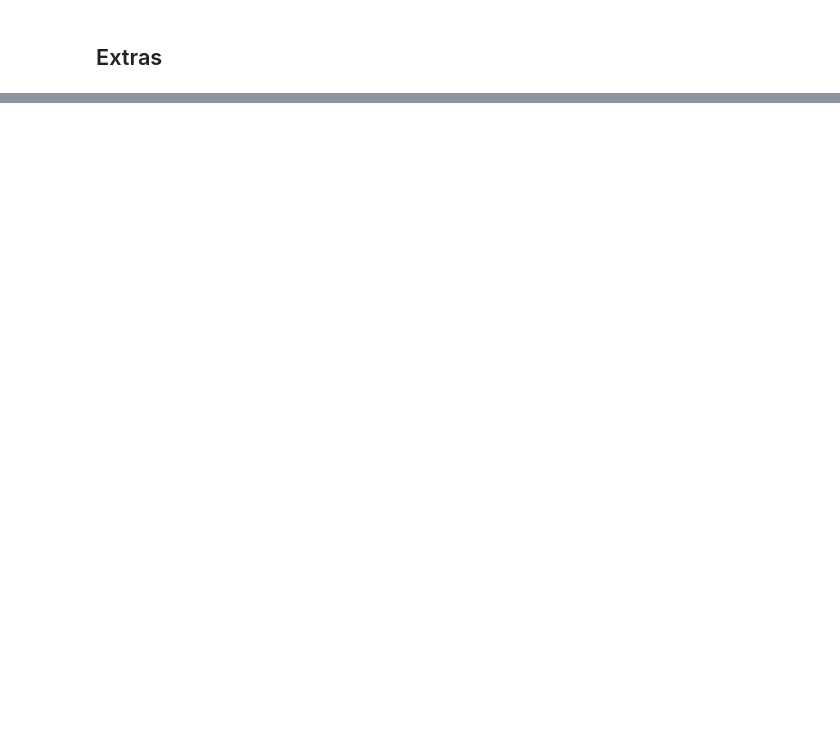
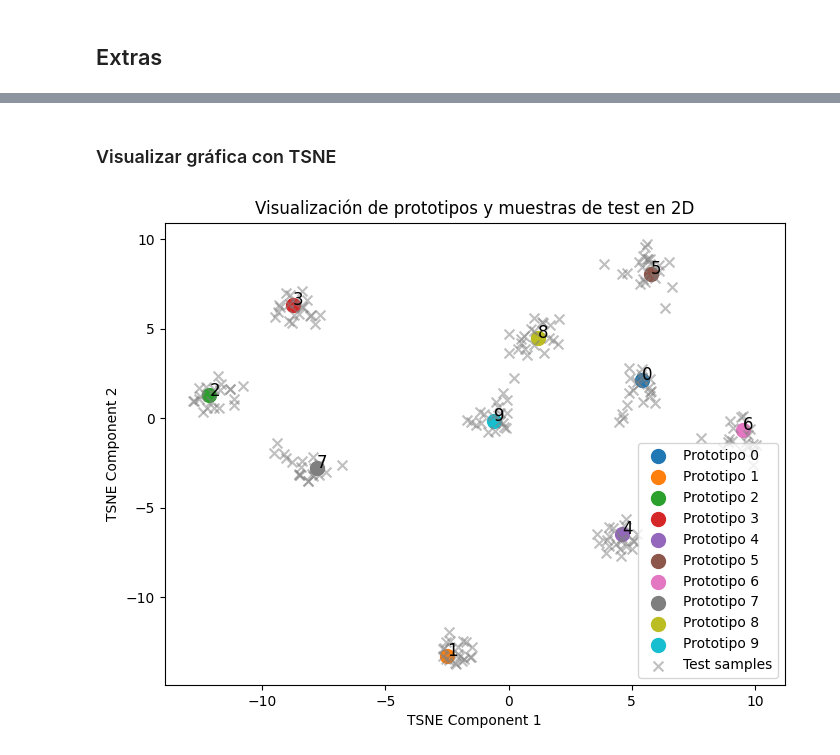
Before and after one commit to sarenales/PrototypesVulnerabilities, a Jupyter notebook: prototipos.ipynb, the cells around one changed output, grey strips where cells are left out. Saved outputs shown, nothing was run; the diff lists cells and outputs as text; code cells hidden in the pictures; blank space fills up the shorter version.

```diff
--- a/prototipos.ipynb
+++ b/prototipos.ipynb
@@ -667,0 +803,61 @@ np.float64(0.9833200085759163)
+# %% [markdown]
+### Visualizar gráfica con TSNE
+# %%
+import torch
+import matplotlib.pyplot as plt
+from sklearn.manifold import TSNE
+from sklearn.preprocessing import StandardScaler
+import numpy as np
+
+model.eval()
+
+# Obtener prototipos
+opt, unknown = get_parser().parse_known_args()
+prototypes = []
+
+for batch in test_dataloader:
+    x, y = batch
+    with torch.no_grad():
+        model_output = model(x)
+
+    classes = torch.unique(y)
+    support_idxs = [y.eq(c).nonzero()[:opt.num_support_val].squeeze(1) for c in classes]
+    prototypes = torch.stack([model_output[idx_list].mean(0) for idx_list in support_idxs])
+    break  # Solo necesitamos un batch para calcular los prototipos
+
+# Obtener embeddings de algunas imágenes de test
+test_samples, test_labels = next(iter(test_dataloader))
+with torch.no_grad():
+    test_embeddings = model(test_samples)
+
+# Normalizar datos antes de t-SNE
+scaler = StandardScaler()
+data_scaled = scaler.fit_transform(torch.cat([prototypes, test_embeddings]).cpu().numpy())
+
+# Reducción de dimensionalidad a 2D con t-SNE
+tsne = TSNE(n_components=2, random_state=42)
+data_2d = tsne.fit_transform(data_scaled)
+
+# Separar prototipos y test
+proto_2d = data_2d[:10]  # 10 prototipos (uno por cada clase)
+test_2d = data_2d[10:]   # Embeddings de test
+
+# Graficar
+plt.figure(figsize=(8, 6))
+colors = plt.cm.get_cmap("tab10", 10)  # 10 colores distintos para cada prototipo
+
+# Graficar prototipos con colores distintos
+for i in range(10):
+    plt.scatter(proto_2d[i, 0], proto_2d[i, 1], c=[colors(i)], marker="o", s=100, label=f"Prototipo {i}")
+    plt.annotate(str(i), (proto_2d[i, 0], proto_2d[i, 1]), fontsize=12, color="black")
+
+# Graficar test embeddings en gris
+plt.scatter(test_2d[:, 0], test_2d[:, 1], c="gray", marker="x", s=50, alpha=0.5, label="Test samples")
+
+plt.legend()
+plt.title("Visualización de prototipos y muestras de test en 2D")
+plt.xlabel("TSNE Component 1")
+plt.ylabel("TSNE Component 2")
+plt.show()
+# %% [output]
+[figure, added]
```
Also changed, not shown: parts of 30 cells of this notebook.
